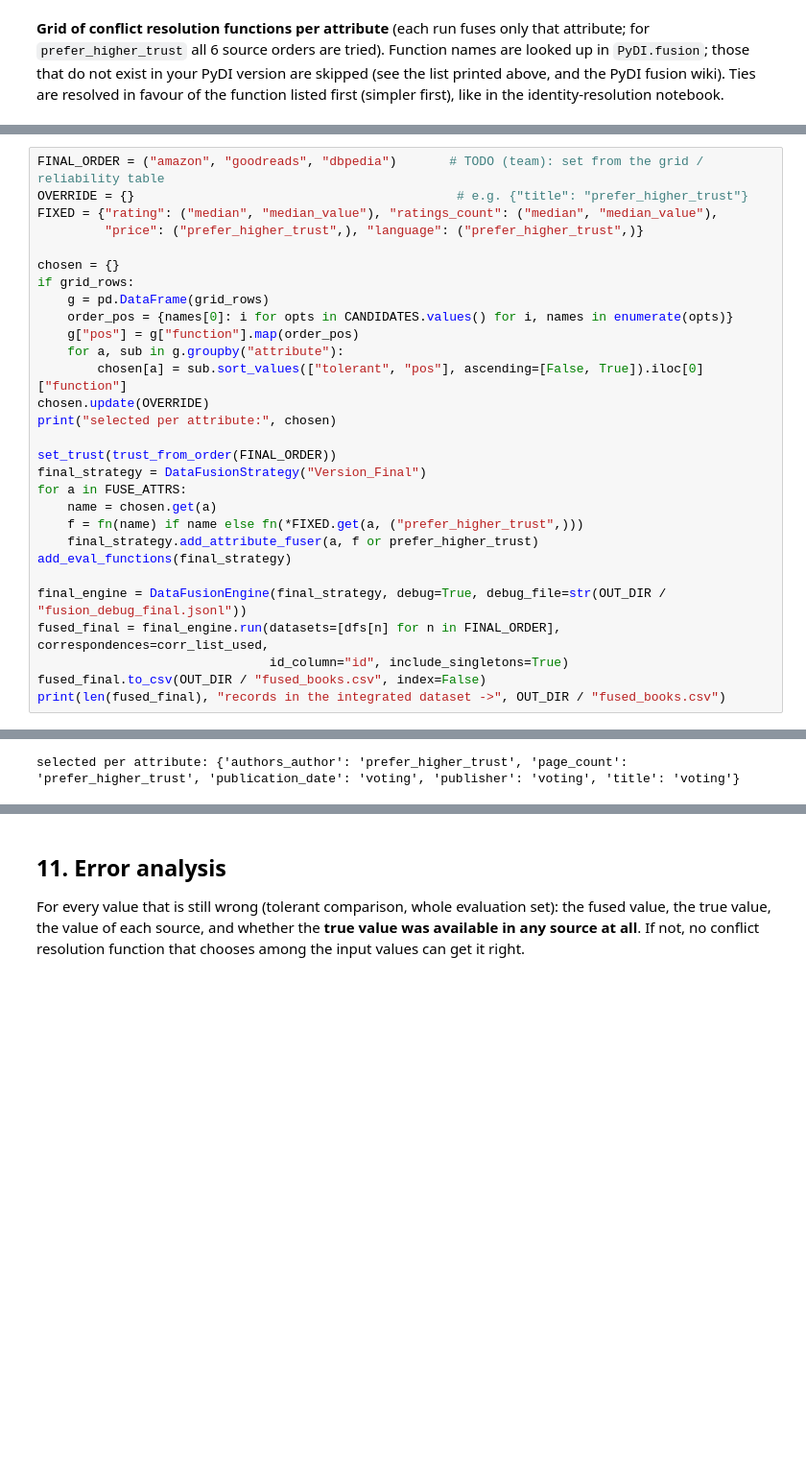
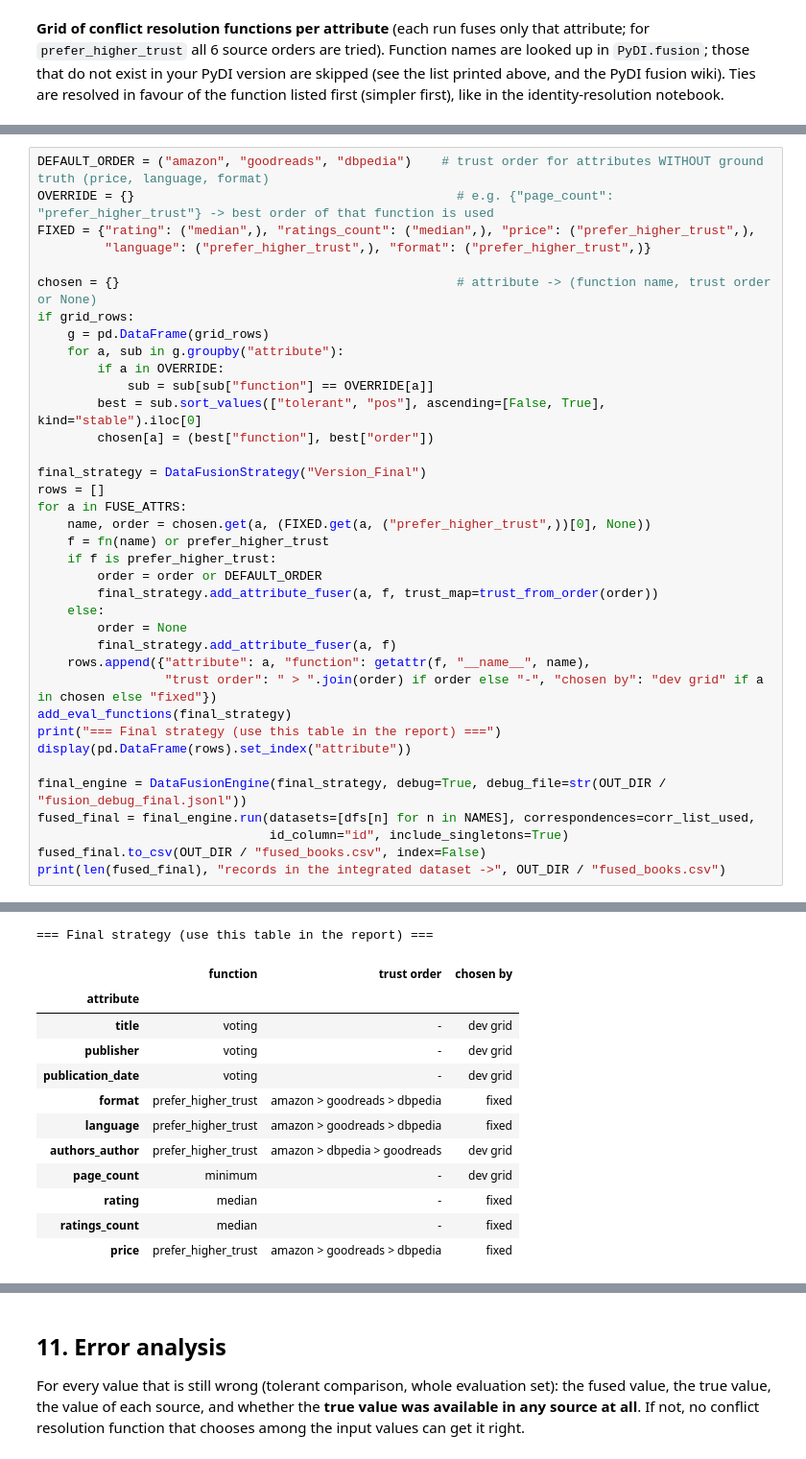
Before and after one commit to Web-Data-Integration-Team/Books-Data-Integration, a Jupyter notebook: data_fusion.ipynb, the cells around one changed output, grey strips where cells are left out. Shown at 96% size. Saved outputs shown, nothing was run; the diff lists cells and outputs as text; blank space fills up the shorter version.

```diff
--- a/data_fusion.ipynb
+++ b/data_fusion.ipynb
@@ -907,31 +898,39 @@ price comes from one source only in most cases -> `prefer_higher_trust`. **TODO
 
 **Be careful with lenient evaluation:** the threshold 0.8 of the tolerant comparison counts e.g. "Dune" vs "Dune (novel)" as correct. Write down which cases this accepts and why that is fine for your use case.
 # %%
-FINAL_ORDER = ("amazon", "goodreads", "dbpedia")       # TODO (team): set from the grid / reliability table
-OVERRIDE = {}                                           # e.g. {"title": "prefer_higher_trust"}
-FIXED = {"rating": ("median", "median_value"), "ratings_count": ("median", "median_value"),
-         "price": ("prefer_higher_trust",), "language": ("prefer_higher_trust",)}
+DEFAULT_ORDER = ("amazon", "goodreads", "dbpedia")    # trust order for attributes WITHOUT ground truth (price, language, format)
+OVERRIDE = {}                                           # e.g. {"page_count": "prefer_higher_trust"} -> best order of that function is used
+FIXED = {"rating": ("median",), "ratings_count": ("median",), "price": ("prefer_higher_trust",),
+         "language": ("prefer_higher_trust",), "format": ("prefer_higher_trust",)}
 
-chosen = {}
+chosen = {}                                             # attribute -> (function name, trust order or None)
 if grid_rows:
     g = pd.DataFrame(grid_rows)
-    order_pos = {names[0]: i for opts in CANDIDATES.values() for i, names in enumerate(opts)}
-    g["pos"] = g["function"].map(order_pos)
     for a, sub in g.groupby("attribute"):
-        chosen[a] = sub.sort_values(["tolerant", "pos"], ascending=[False, True]).iloc[0]["function"]
-chosen.update(OVERRIDE)
-print("selected per attribute:", chosen)
+        if a in OVERRIDE:
+            sub = sub[sub["function"] == OVERRIDE[a]]
+        best = sub.sort_values(["tolerant", "pos"], ascending=[False, True], kind="stable").iloc[0]
+        chosen[a] = (best["function"], best["order"])
 
-set_trust(trust_from_order(FINAL_ORDER))
 final_strategy = DataFusionStrategy("Version_Final")
+rows = []
 for a in FUSE_ATTRS:
-    name = chosen.get(a)
-    f = fn(name) if name else fn(*FIXED.get(a, ("prefer_higher_trust",)))
-    final_strategy.add_attribute_fuser(a, f or prefer_higher_trust)
+    name, order = chosen.get(a, (FIXED.get(a, ("prefer_higher_trust",))[0], None))
+    f = fn(name) or prefer_higher_trust
+    if f is prefer_higher_trust:
+        order = order or DEFAULT_ORDER
+        final_strategy.add_attribute_fuser(a, f, trust_map=trust_from_order(order))
+    else:
+        order = None
+        final_strategy.add_attribute_fuser(a, f)
+    rows.append({"attribute": a, "function": getattr(f, "__name__", name),
+                 "trust order": " > ".join(order) if order else "-", "chosen by": "dev grid" if a in chosen else "fixed"})
 add_eval_functions(final_strategy)
+print("=== Final strategy (use this table in the report) ===")
+display(pd.DataFrame(rows).set_index("attribute"))
 
 final_engine = DataFusionEngine(final_strategy, debug=True, debug_file=str(OUT_DIR / "fusion_debug_final.jsonl"))
-fused_final = final_engine.run(datasets=[dfs[n] for n in FINAL_ORDER], correspondences=corr_list_used,
+fused_final = final_engine.run(datasets=[dfs[n] for n in NAMES], correspondences=corr_list_used,
                                id_column="id", include_singletons=True)
 fused_final.to_csv(OUT_DIR / "fused_books.csv", index=False)
 print(len(fused_final), "records in the integrated dataset ->", OUT_DIR / "fused_books.csv")
@@ -958 +953,13 @@ print(len(fused_final), "records in the integrated dataset ->", OUT_DIR / "fused
-selected per attribute: {'authors_author': 'prefer_higher_trust', 'page_count': 'prefer_higher_trust', 'publication_date': 'voting', 'publisher': 'voting', 'title': 'voting'}
+=== Final strategy (use this table in the report) ===
+|  | function | trust order | chosen by |
+| attribute |  |  |  |
+| title | voting | - | dev grid |
+| publisher | voting | - | dev grid |
+| publication_date | voting | - | dev grid |
+| format | prefer_higher_trust | amazon > goodreads > dbpedia | fixed |
+| language | prefer_higher_trust | amazon > goodreads > dbpedia | fixed |
+| authors_author | prefer_higher_trust | amazon > dbpedia > goodreads | dev grid |
+| page_count | minimum | - | dev grid |
+| rating | median | - | fixed |
+| ratings_count | median | - | fixed |
+| price | prefer_higher_trust | amazon > goodreads > dbpedia | fixed |
```
Also changed, not shown: parts of 7 cells of this notebook, 1 other file.
